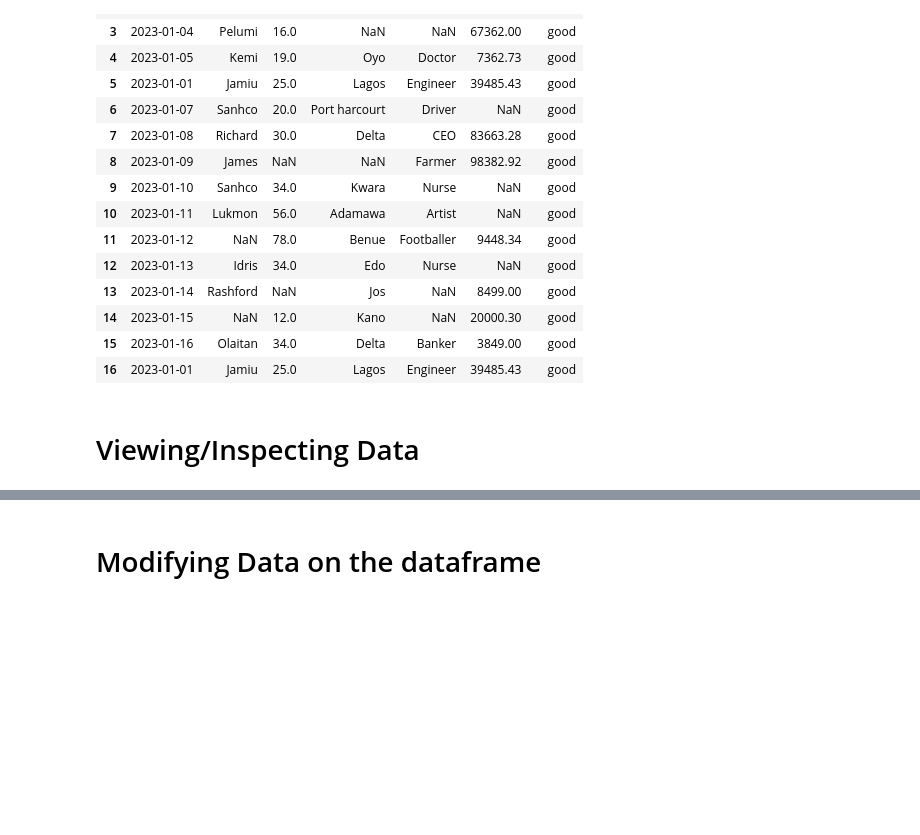
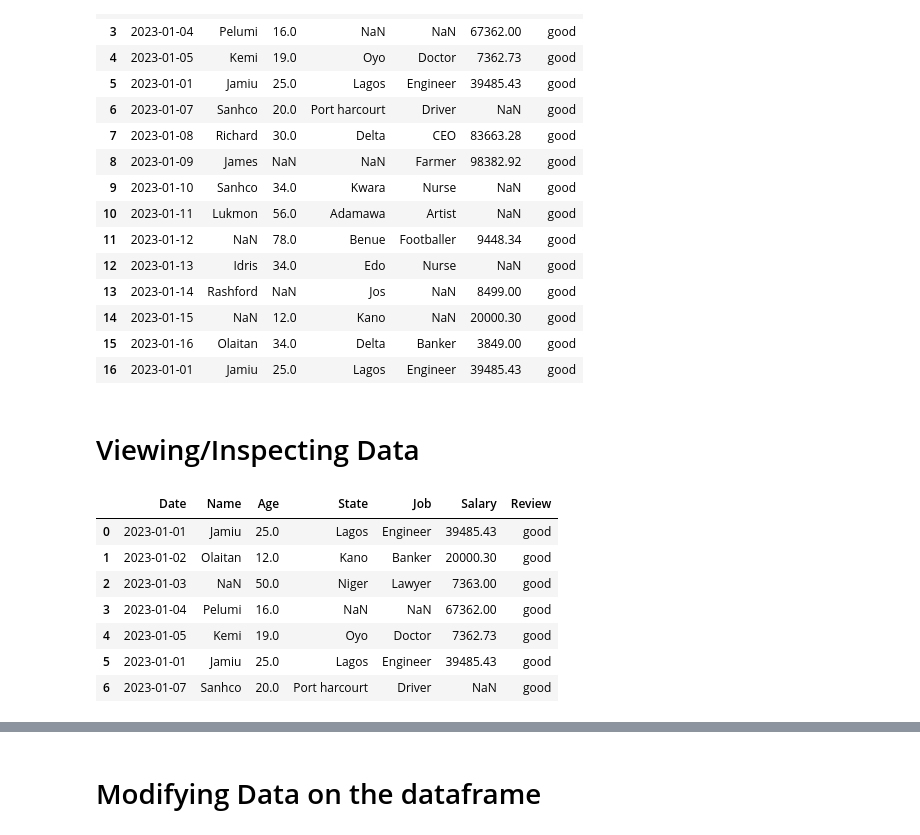
Before and after one commit to kazeemolaitanmusbau/Instructing--folder, a Jupyter notebook: Introduction to pandas.ipynb, the cells around one changed output, grey strips where cells are left out. Drawn from its saved outputs; the diff is of its cells as text; code cells hidden in the pictures; blank space fills up the shorter version.

```diff
--- a/Introduction to pandas.ipynb
+++ b/Introduction to pandas.ipynb
@@ -356,5 +356,15 @@ df_display
 # Viewing/Inspecting Data
 # %%
 # print the first seven row of the dataframe
+df_display.head(7)
+# %% [output]
+|  | Date | Name | Age | State | Job | Salary | Review |
+| 0 | 2023-01-01 | Jamiu | 25.0 | Lagos | Engineer | 39485.43 | good |
+| 1 | 2023-01-02 | Olaitan | 12.0 | Kano | Banker | 20000.30 | good |
+| 2 | 2023-01-03 | NaN | 50.0 | Niger | Lawyer | 7363.00 | good |
+| 3 | 2023-01-04 | Pelumi | 16.0 | NaN | NaN | 67362.00 | good |
+| 4 | 2023-01-05 | Kemi | 19.0 | Oyo | Doctor | 7362.73 | good |
+| 5 | 2023-01-01 | Jamiu | 25.0 | Lagos | Engineer | 39485.43 | good |
+| 6 | 2023-01-07 | Sanhco | 20.0 | Port harcourt | Driver | NaN | good |
 # %%
 # print the last seven row of the dataframe
```
Also changed, not shown: parts of 17 cells of this notebook.
